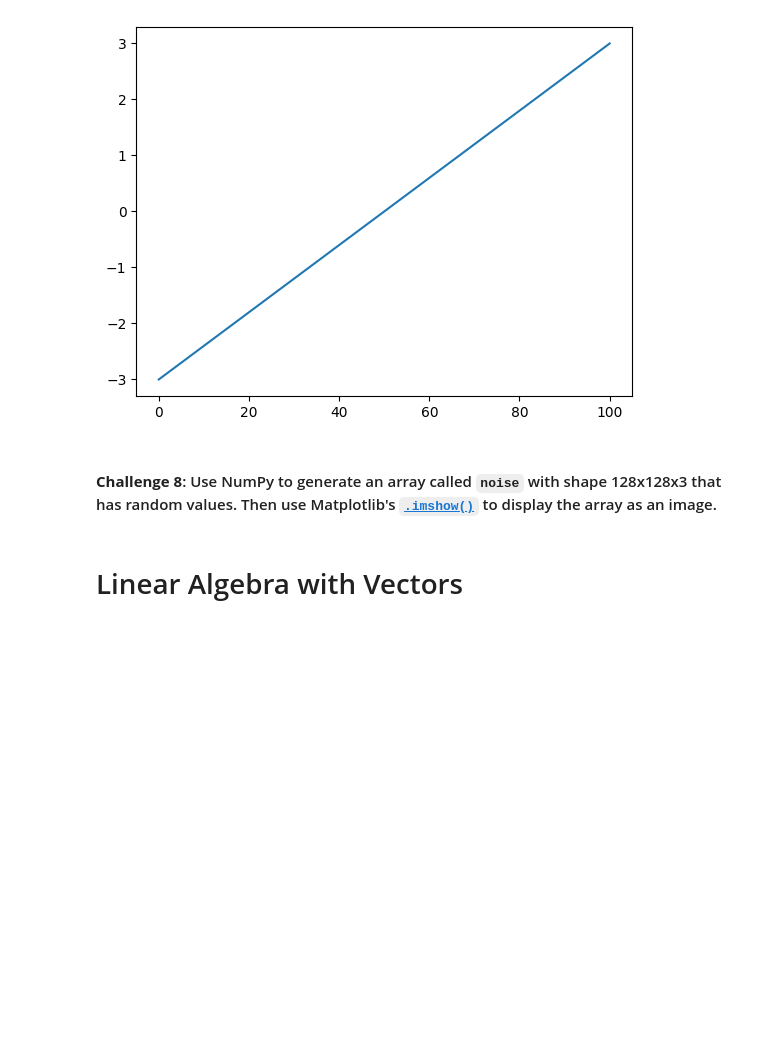
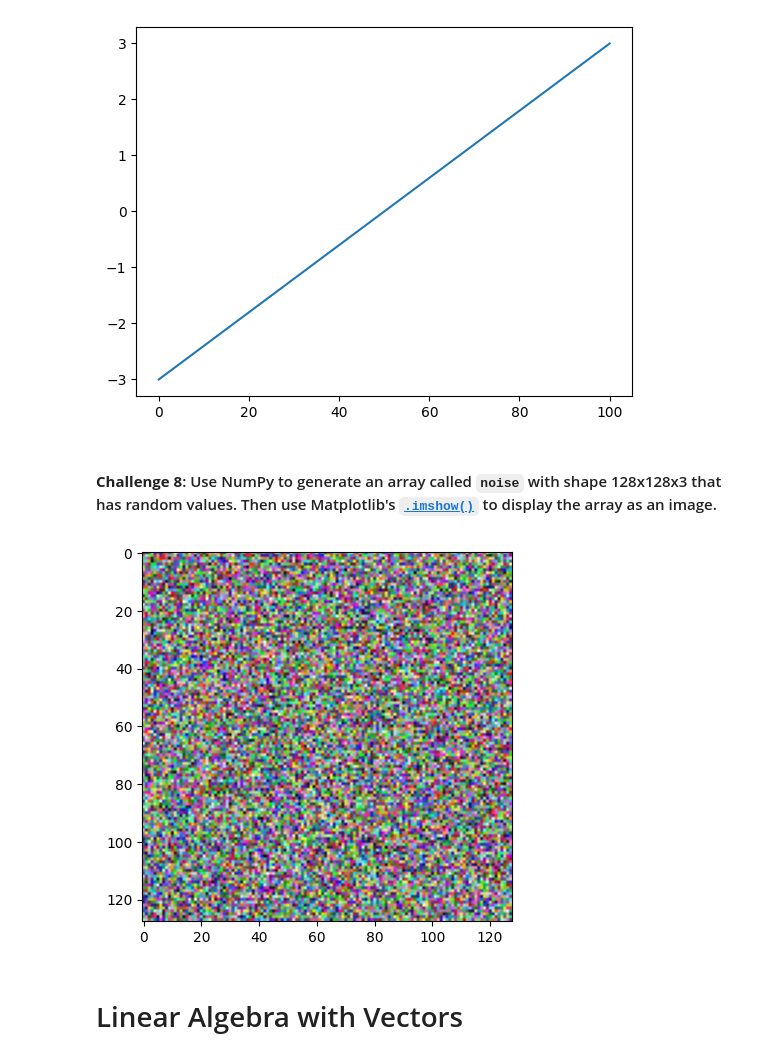
Before and after one commit to itsjordanmuller/2023-python-100-days, a Jupyter notebook: Day-077/Projects/NumPy and N-Dimensional Arrays/Computation_with_NumPy_and_N_Dimensional_Arrays_(start).ipynb, the cells around one changed output. Drawn from its saved outputs; the diff is of its cells as text; code cells hidden in the pictures; blank space fills up the shorter version.

Commit message:
Create a 3-dimensional array of values with shape 128x128x3 that displays random colors/pixels in a grid

```diff
--- a/Day-077/Projects/NumPy and N-Dimensional Arrays/Computation_with_NumPy_and_N_Dimensional_Arrays_(start).ipynb
+++ b/Day-077/Projects/NumPy and N-Dimensional Arrays/Computation_with_NumPy_and_N_Dimensional_Arrays_(start).ipynb
@@ -239,6 +239,13 @@ plt.show()
 [figure]
 # %% [markdown]
 #### **Challenge 8**: Use NumPy to generate an array called `noise` with shape 128x128x3 that has random values. Then use Matplotlib's [`.imshow()`](https://matplotlib.org/3.1.1/api/_as_gen/matplotlib.pyplot.imshow.html) to display the array as an image.
+# %%
+noise = np.random.rand(128,128,3)
+
+plt.imshow(noise)
+plt.show()
+# %% [output]
+[figure, added]
 # %% [markdown]
 # Linear Algebra with Vectors
 # %%
```
